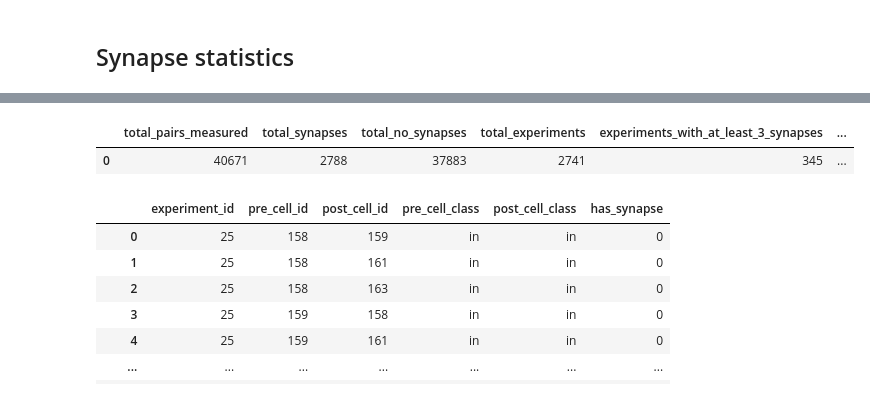
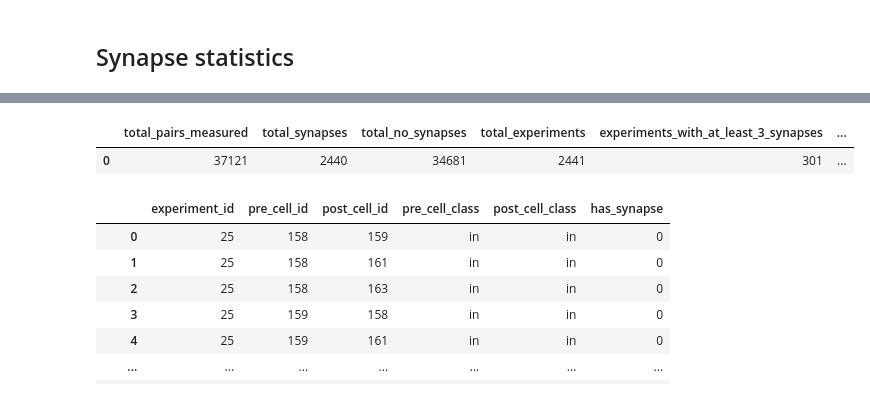
Before and after one commit to acevedomartina/HeterogeneousRNNs, a Jupyter notebook: data_analysis/analysis_neneva.ipynb, the cells around one changed output, grey strips where cells are left out. Cells and saved outputs as stored; diff of their text form; code cells hidden in the pictures.

```diff
--- a/data_analysis/analysis_neneva.ipynb
+++ b/data_analysis/analysis_neneva.ipynb
@@ -1932,35 +1978,35 @@ query = """
 
 
             WHERE
                 -- Brain specs
-                --s.species = 'mouse'
-                --AND e.target_region = 'VisP'
+                s.species = 'mouse'
+                AND e.target_region = 'VisP'
 
                 -- Requirements on data
-                p.has_synapse IS NOT NULL
+                AND p.has_synapse IS NOT NULL
                 AND pre.cell_class IS NOT NULL
                 AND post.cell_class IS NOT NULL
 
                 -- We allow mixed cell class in postsynaptic cells, but not in presynaptic cell class
                 AND pre.cell_class != 'mixed'
 
             GROUP BY p.experiment_id
         )
         SELECT
             SUM(total_pairs) AS total_pairs_measured,
             SUM(num_synapses) AS total_synapses,
             SUM(num_no_synapses) AS total_no_synapses,
             COUNT(*) AS total_experiments,
             SUM(CASE WHEN num_synapses >= 3 THEN 1 ELSE 0 END) AS experiments_with_at_least_3_synapses,
             SUM(CASE WHEN num_synapses >= 2 THEN 1 ELSE 0 END) AS experiments_with_at_least_2_synapses,
             SUM(CASE WHEN num_synapses = 0 THEN 1 ELSE 0 END) AS experiments_with_no_synapses
         FROM experiment_stats;
         """
 
 df_global_stats = pd.read_sql_query(query, con)
 
 df_global_stats
 # %% [output]
 |  | total_pairs_measured | total_synapses | total_no_synapses | total_experiments | experiments_with_at_least_3_synapses | ... |
-| 0 | 40671 | 2788 | 37883 | 2741 | 345 | ... |
+| 0 | 37121 | 2440 | 34681 | 2441 | 301 | ... |
 # %%
```
Also changed, not shown: parts of 17 cells of this notebook.
